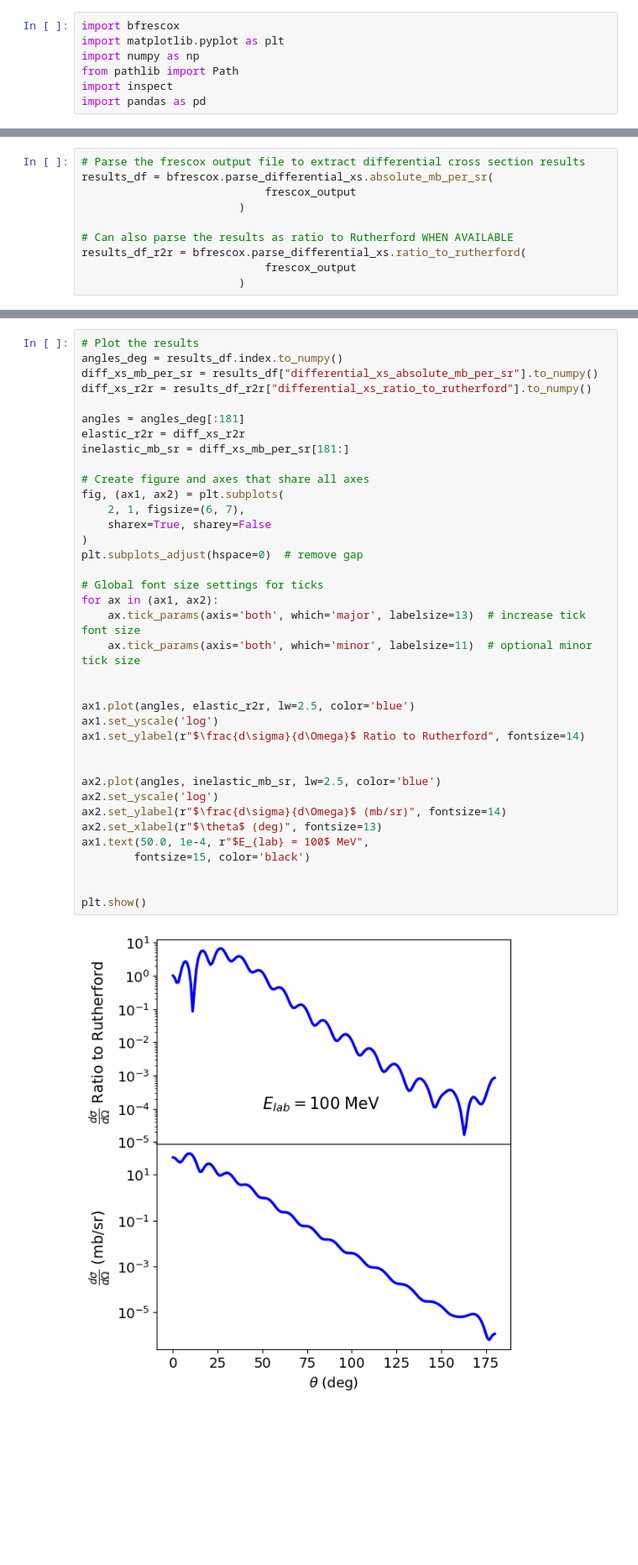
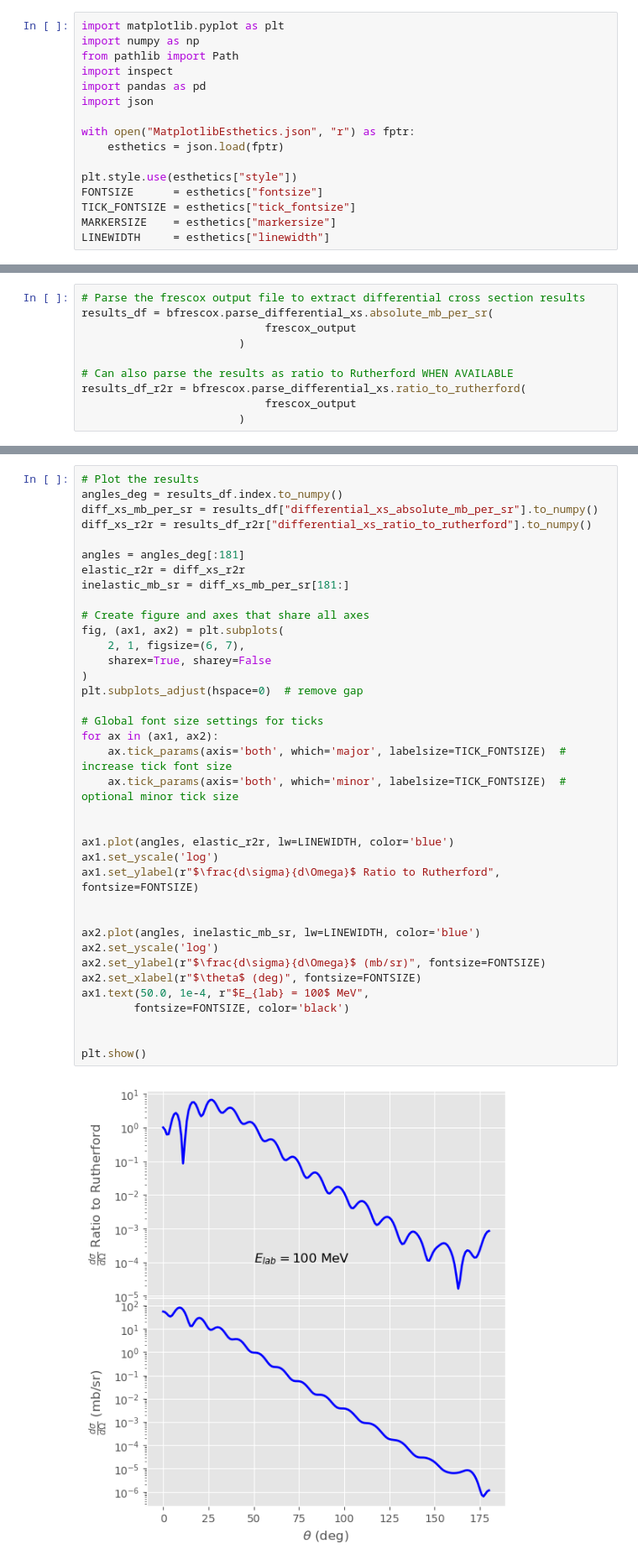
Before and after one commit to bandframework/Bfrescox, a Jupyter notebook: book/notebooks/inelastic_from_template_example.ipynb, the cells around one changed output, grey strips where cells are left out. Shown at 84% size. Saved outputs shown, nothing was run; the diff lists cells and outputs as text; blank space fills up the shorter version.

```diff
--- a/book/notebooks/inelastic_from_template_example.ipynb
+++ b/book/notebooks/inelastic_from_template_example.ipynb
@@ -3,7 +6,16 @@
 # %%
-import bfrescox
 import matplotlib.pyplot as plt
 import numpy as np
 from pathlib import Path
 import inspect
 import pandas as pd
+import json
+
+with open("MatplotlibEsthetics.json", "r") as fptr:
+    esthetics = json.load(fptr)
+
+plt.style.use(esthetics["style"])
+FONTSIZE      = esthetics["fontsize"]
+TICK_FONTSIZE = esthetics["tick_fontsize"]
+MARKERSIZE    = esthetics["markersize"]
+LINEWIDTH     = esthetics["linewidth"]
@@ -107,39 +243,39 @@ angle_degrees
 # %%
 # Plot the results
 angles_deg = results_df.index.to_numpy()
 diff_xs_mb_per_sr = results_df["differential_xs_absolute_mb_per_sr"].to_numpy()
 diff_xs_r2r = results_df_r2r["differential_xs_ratio_to_rutherford"].to_numpy()
 
 angles = angles_deg[:181]
 elastic_r2r = diff_xs_r2r
 inelastic_mb_sr = diff_xs_mb_per_sr[181:]
 
 # Create figure and axes that share all axes
 fig, (ax1, ax2) = plt.subplots(
     2, 1, figsize=(6, 7),
     sharex=True, sharey=False
 )
 plt.subplots_adjust(hspace=0)  # remove gap
 
 # Global font size settings for ticks
 for ax in (ax1, ax2):
-    ax.tick_params(axis='both', which='major', labelsize=13)  # increase tick font size
-    ax.tick_params(axis='both', which='minor', labelsize=11)  # optional minor tick size
+    ax.tick_params(axis='both', which='major', labelsize=TICK_FONTSIZE)  # increase tick font size
+    ax.tick_params(axis='both', which='minor', labelsize=TICK_FONTSIZE)  # optional minor tick size
 
 
-ax1.plot(angles, elastic_r2r, lw=2.5, color='blue')
+ax1.plot(angles, elastic_r2r, lw=LINEWIDTH, color='blue')
 ax1.set_yscale('log')
-ax1.set_ylabel(r"$\frac{d\sigma}{d\Omega}$ Ratio to Rutherford", fontsize=14)
+ax1.set_ylabel(r"$\frac{d\sigma}{d\Omega}$ Ratio to Rutherford", fontsize=FONTSIZE)
 
 
-ax2.plot(angles, inelastic_mb_sr, lw=2.5, color='blue')
+ax2.plot(angles, inelastic_mb_sr, lw=LINEWIDTH, color='blue')
 ax2.set_yscale('log')
-ax2.set_ylabel(r"$\frac{d\sigma}{d\Omega}$ (mb/sr)", fontsize=14)
-ax2.set_xlabel(r"$\theta$ (deg)", fontsize=13)
+ax2.set_ylabel(r"$\frac{d\sigma}{d\Omega}$ (mb/sr)", fontsize=FONTSIZE)
+ax2.set_xlabel(r"$\theta$ (deg)", fontsize=FONTSIZE)
 ax1.text(50.0, 1e-4, r"$E_{lab} = 100$ MeV",
-        fontsize=15, color='black')
+        fontsize=FONTSIZE, color='black')
 
 
 plt.show()
 # %% [output]
-[figure, old version]
+[figure, new version]
```
Also changed, not shown: parts of 33 cells of this notebook, 25 other files.
